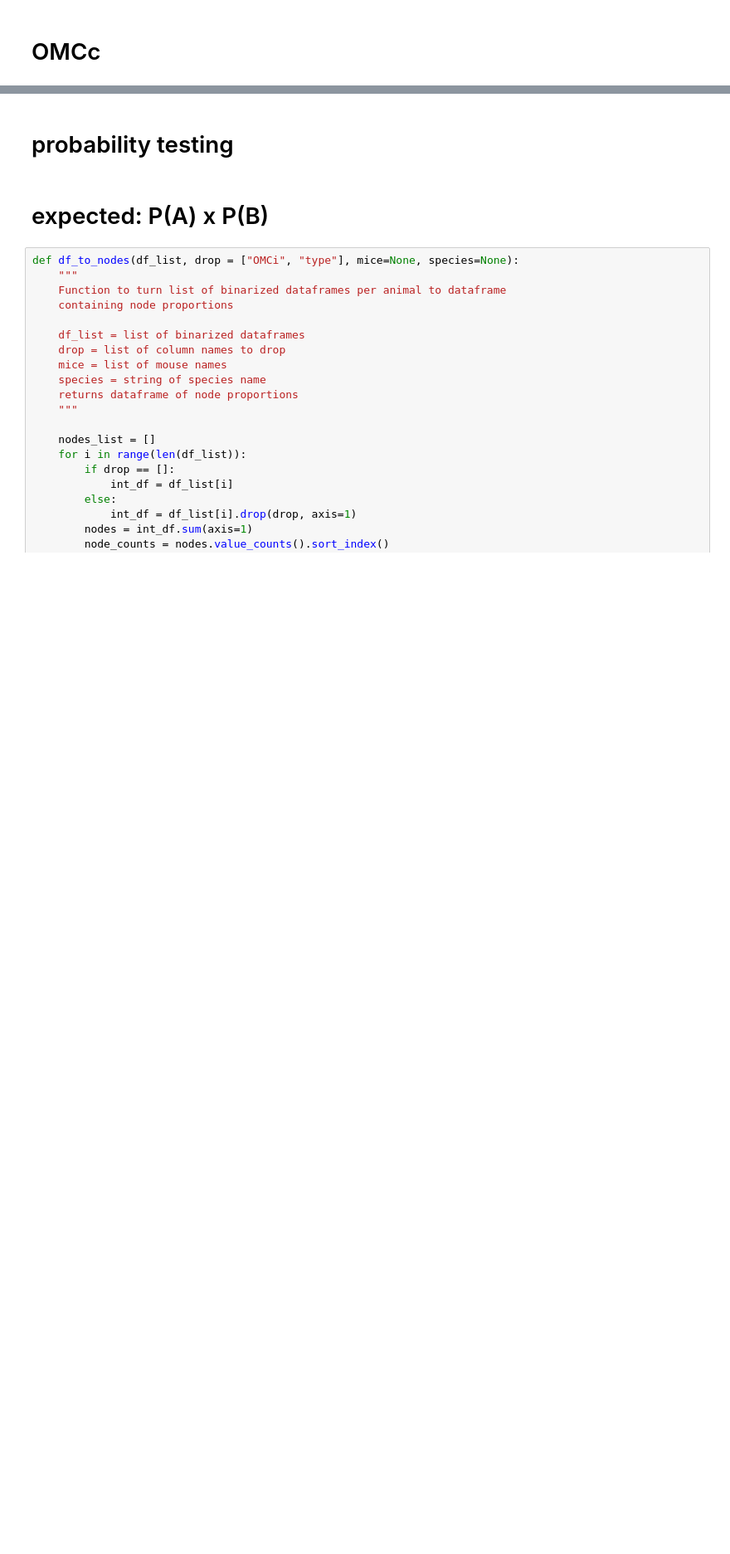
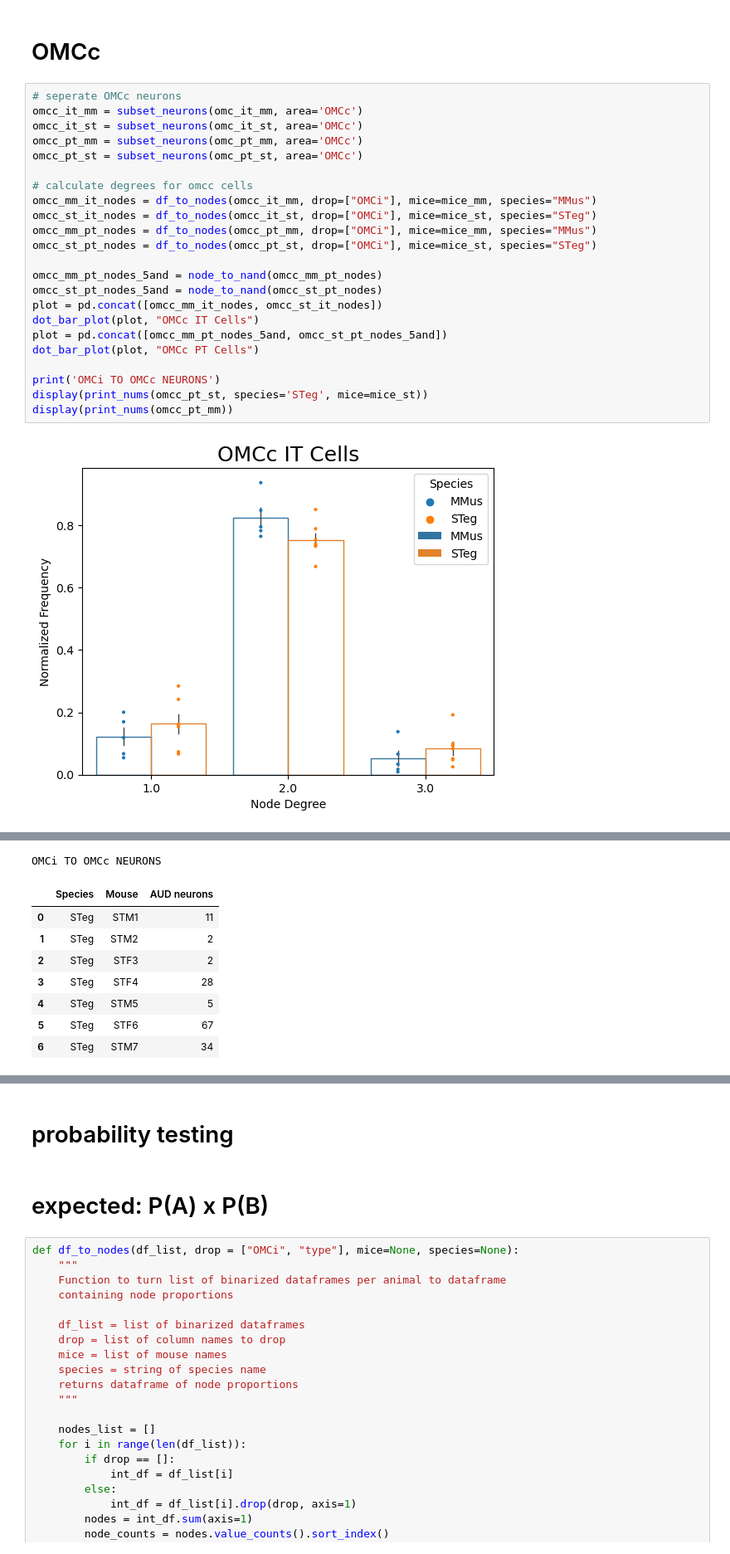
Before and after one commit to eisko/MAPseq_analysis, a Jupyter notebook: M194_M220_SC2.ipynb, the cells around one changed output, grey strips where cells are left out. Shown at 83% size. Saved outputs shown, nothing was run; the diff lists cells and outputs as text; blank space fills up the shorter version.

```diff
--- a/M194_M220_SC2.ipynb
+++ b/M194_M220_SC2.ipynb
@@ -319,2 +341,27 @@ Text(0.5, 1.0, 'AUD PT Cells')
 # %% [markdown]
 # OMCc
+# %%
+# seperate OMCc neurons
+omcc_it_mm = subset_neurons(omc_it_mm, area='OMCc')
+omcc_it_st = subset_neurons(omc_it_st, area='OMCc')
+omcc_pt_mm = subset_neurons(omc_pt_mm, area='OMCc')
+omcc_pt_st = subset_neurons(omc_pt_st, area='OMCc')
+
+# calculate degrees for omcc cells
+omcc_mm_it_nodes = df_to_nodes(omcc_it_mm, drop=["OMCi"], mice=mice_mm, species="MMus")
+omcc_st_it_nodes = df_to_nodes(omcc_it_st, drop=["OMCi"], mice=mice_st, species="STeg")
+omcc_mm_pt_nodes = df_to_nodes(omcc_pt_mm, drop=["OMCi"], mice=mice_mm, species="MMus")
+omcc_st_pt_nodes = df_to_nodes(omcc_pt_st, drop=["OMCi"], mice=mice_st, species="STeg")
+
+omcc_mm_pt_nodes_5and = node_to_nand(omcc_mm_pt_nodes)
+omcc_st_pt_nodes_5and = node_to_nand(omcc_st_pt_nodes)
+plot = pd.concat([omcc_mm_it_nodes, omcc_st_it_nodes])
+dot_bar_plot(plot, "OMCc IT Cells")
+plot = pd.concat([omcc_mm_pt_nodes_5and, omcc_st_pt_nodes_5and])
+dot_bar_plot(plot, "OMCc PT Cells")
+
+print('OMCi TO OMCc NEURONS')
+display(print_nums(omcc_pt_st, species='STeg', mice=mice_st))
+display(print_nums(omcc_pt_mm))
+# %% [output]
+[figure, added]
@@ -320,0 +369,9 @@ Text(0.5, 1.0, 'AUD PT Cells')
+OMCi TO OMCc NEURONS
+|  | Species | Mouse | AUD neurons |
+| 0 | STeg | STM1 | 11 |
+| 1 | STeg | STM2 | 2 |
+| 2 | STeg | STF3 | 2 |
+| 3 | STeg | STF4 | 28 |
+| 4 | STeg | STM5 | 5 |
+| 5 | STeg | STF6 | 67 |
+| 6 | STeg | STM7 | 34 |
```
Also changed, not shown: parts of 11 cells of this notebook.
